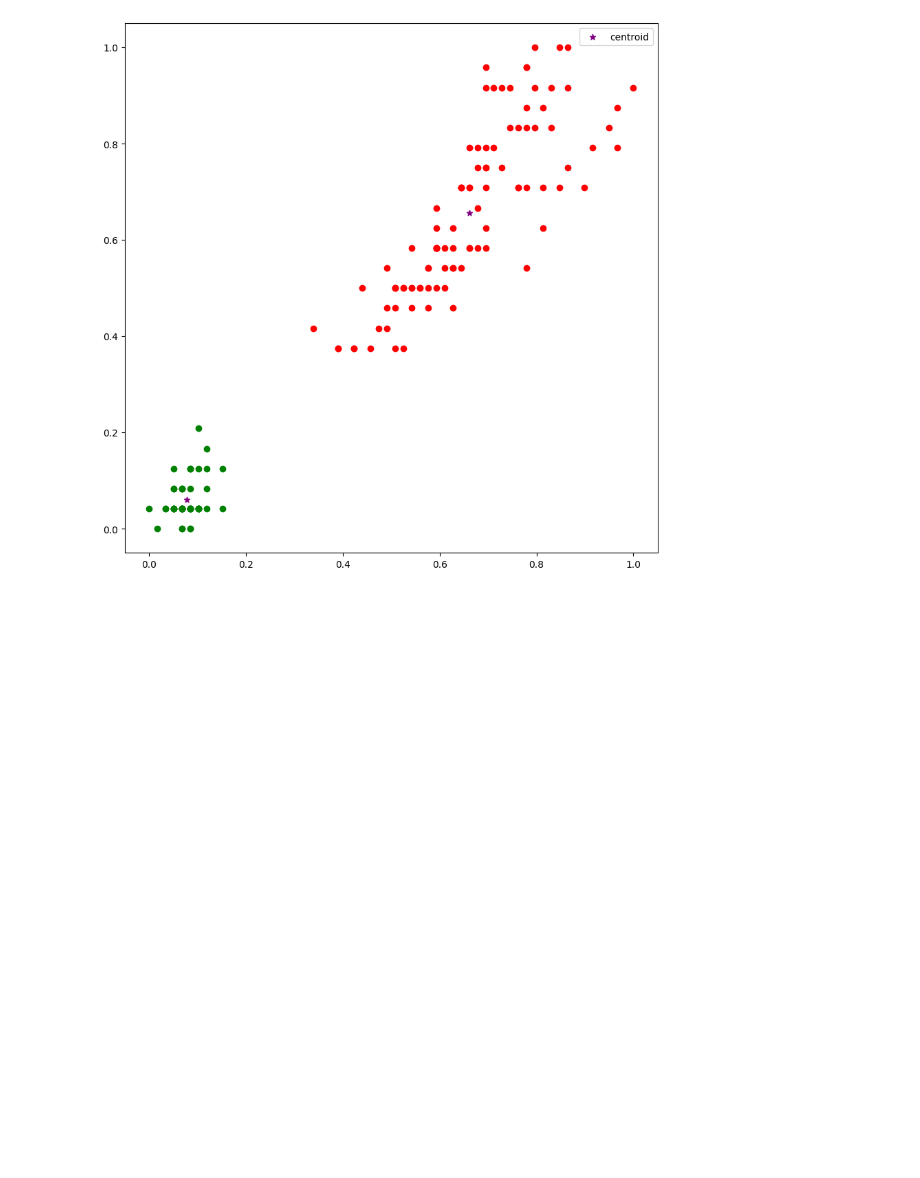
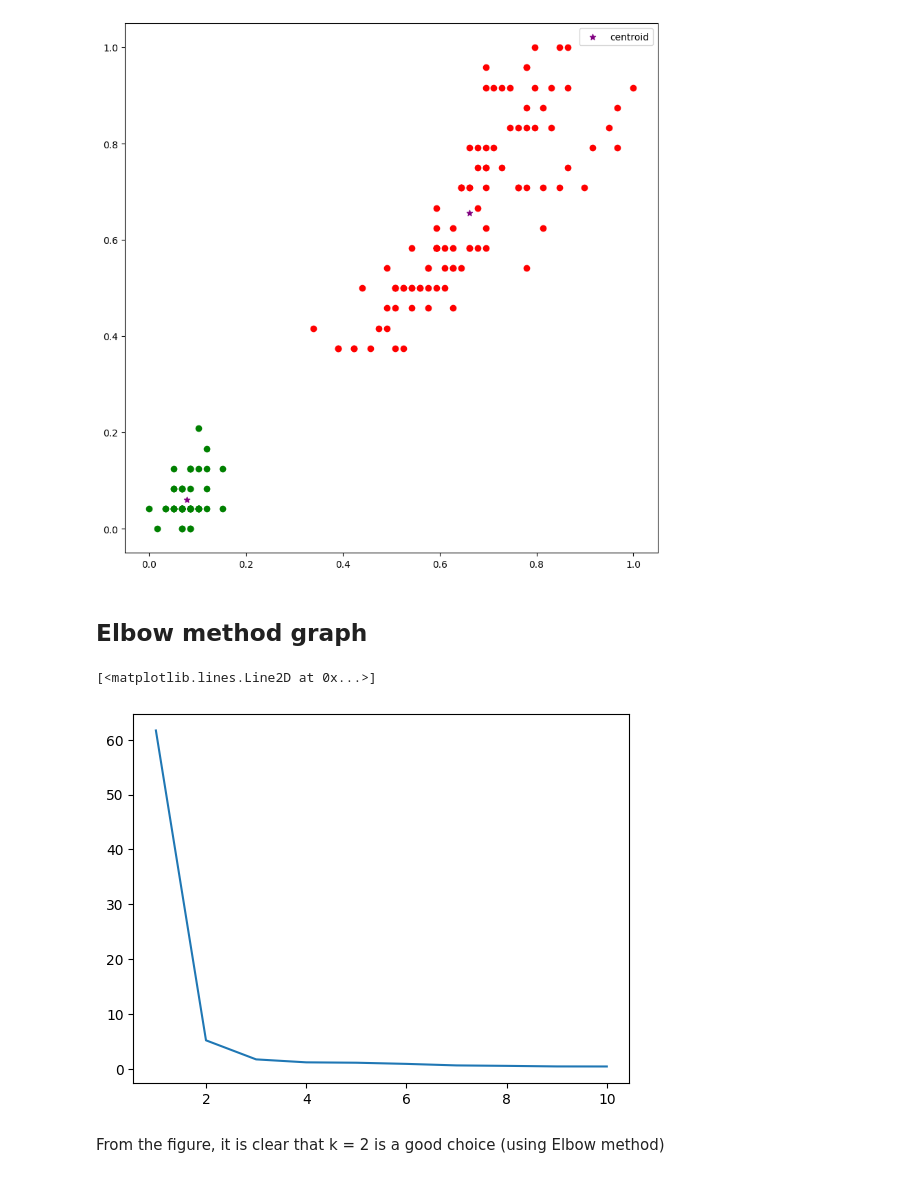
Before and after one commit to SouvikGhorui/MMVL-project-pre-requisites, a Jupyter notebook: Machine learning/KMeansClustering.ipynb, the cells around one changed output. Cells and saved outputs as stored; diff of their text form; code cells hidden in the pictures; blank space fills up the shorter version.

Commit message:
Add Elbow method

```diff
--- a/Machine learning/KMeansClustering.ipynb
+++ b/Machine learning/KMeansClustering.ipynb
@@ -98,3 +98,19 @@ plt.legend()
 plt.show()
 # %% [output]
 [figure]
+# %% [markdown]
+## Elbow method graph
+# %%
+sse = []
+k_range = range(1, 11)
+for k in k_range:
+    km = KMeans(n_clusters=k)
+    km.fit(dataset)
+    sse.append(km.inertia_)
+# %%
+plt.plot(k_range, sse)
+# %% [output]
+[<matplotlib.lines.Line2D at 0x...>]
+[figure, added]
+# %% [markdown]
+From the figure, it is clear that k = 2 is a good choice (using Elbow method)
```
